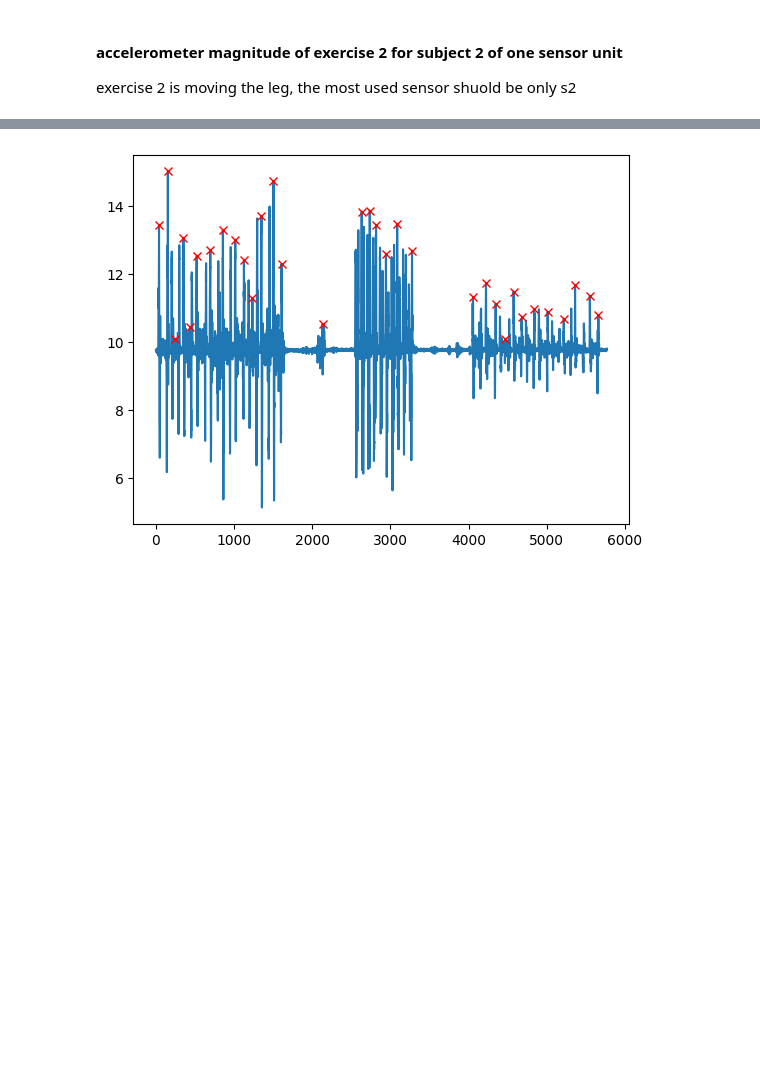
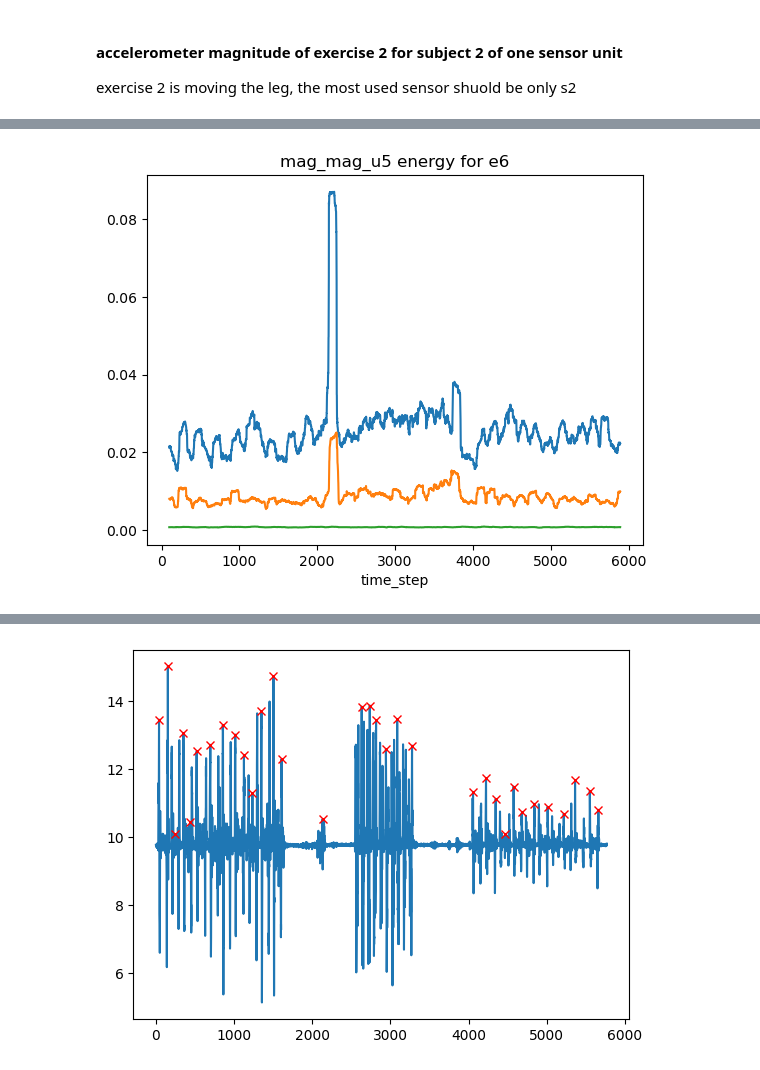
Before and after one commit to alessandrodipiano/wearable-sensor-exercise-recognition, a Jupyter notebook: notebooks/preprocessing.ipynb, the cells around one changed output, grey strips where cells are left out. Drawn from its saved outputs; the diff is of its cells as text; code cells hidden in the pictures; blank space fills up the shorter version.

```diff
--- a/notebooks/preprocessing.ipynb
+++ b/notebooks/preprocessing.ipynb
@@ -201,0 +212,16 @@ for exercise in exercises:
+# %%
+exercises = [ 'e6']
+for ex in exercises:
+
+    sub=subject_ex[ex]
+    columns=["acc_mag_u5", 'gyr_mag_u5', 'mag_mag_u5']
+
+    for column in columns:
+        signal = sub[column].to_numpy()
+        energy = pd.Series(signal).rolling(100).std()
+
+        plt.plot(energy)
+        plt.xlabel('time_step')
+        plt.title(f"{column} energy for {ex}")
+# %% [output]
+[figure, added]
```
Also changed, not shown: parts of 6 cells of this notebook.
